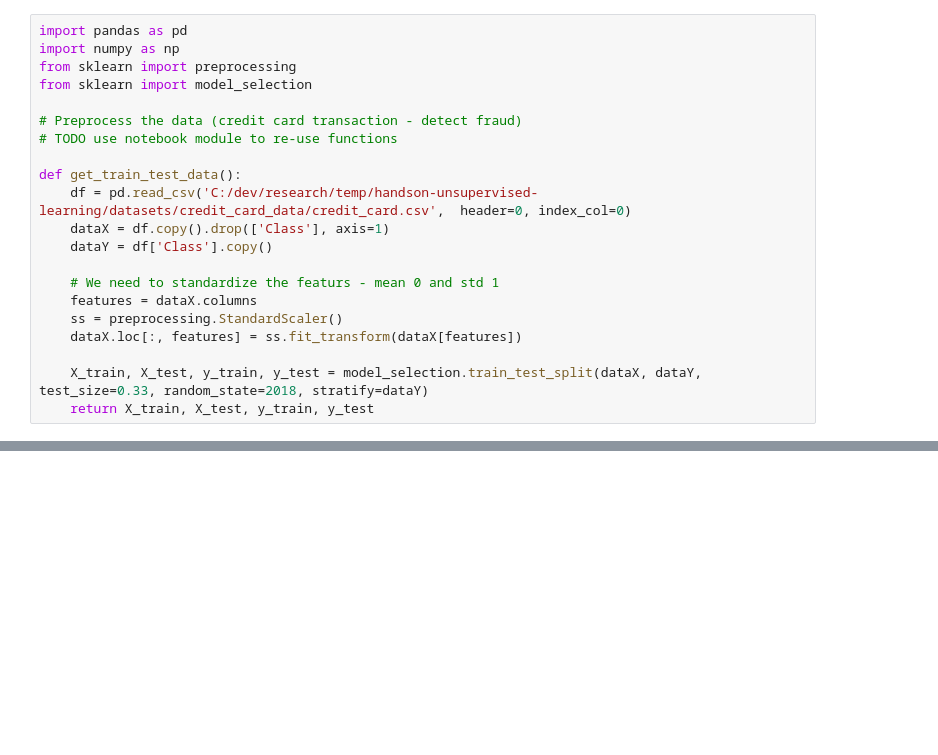
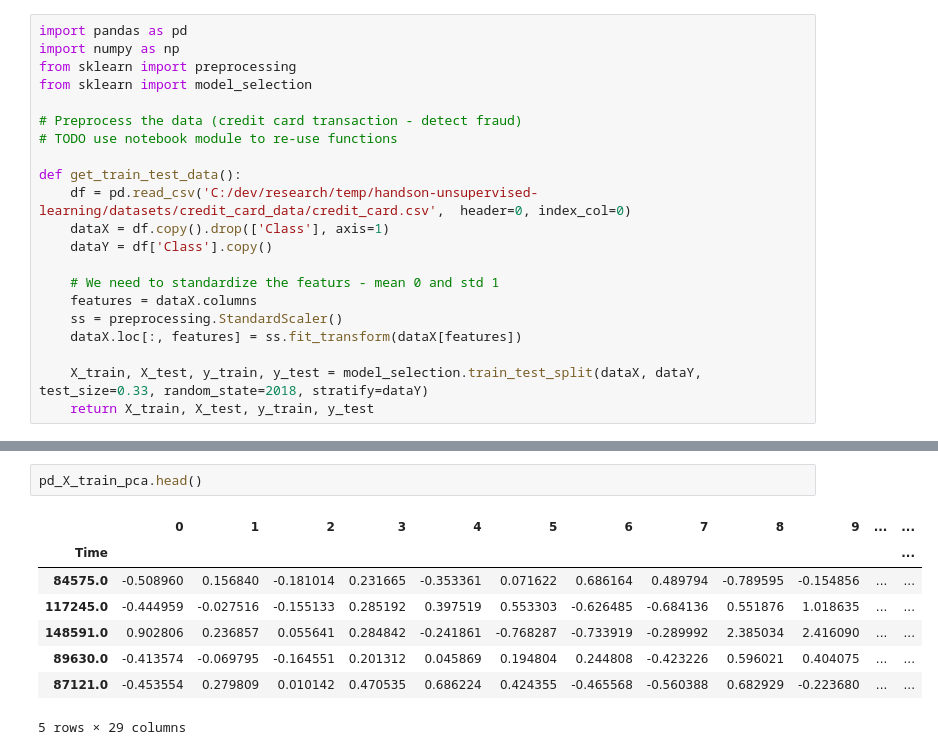
Before and after one commit to jchow/AIplayground, a Jupyter notebook: PCA/Anomaly Detection.ipynb, the cells around one changed output, grey strips where cells are left out. Drawn from its saved outputs; the diff is of its cells as text; blank space fills up the shorter version.

```diff
--- a/PCA/Anomaly Detection.ipynb
+++ b/PCA/Anomaly Detection.ipynb
@@ -28,0 +70,11 @@ random_state = 2018
+# %%
+pd_X_train_pca.head()
+# %% [output]
+|  | 0 | 1 | 2 | 3 | 4 | 5 | 6 | 7 | 8 | 9 | ... | ... |
+| Time |  |  |  |  |  |  |  |  |  |  |  | ... |
+| 84575.0 | -0.508960 | 0.156840 | -0.181014 | 0.231665 | -0.353361 | 0.071622 | 0.686164 | 0.489794 | -0.789595 | -0.154856 | ... | ... |
+| 117245.0 | -0.444959 | -0.027516 | -0.155133 | 0.285192 | 0.397519 | 0.553303 | -0.626485 | -0.684136 | 0.551876 | 1.018635 | ... | ... |
+| 148591.0 | 0.902806 | 0.236857 | 0.055641 | 0.284842 | -0.241861 | -0.768287 | -0.733919 | -0.289992 | 2.385034 | 2.416090 | ... | ... |
+| 89630.0 | -0.413574 | -0.069795 | -0.164551 | 0.201312 | 0.045869 | 0.194804 | 0.244808 | -0.423226 | 0.596021 | 0.404075 | ... | ... |
+| 87121.0 | -0.453554 | 0.279809 | 0.010142 | 0.470535 | 0.686224 | 0.424355 | -0.465568 | -0.560388 | 0.682929 | -0.223680 | ... | ... |
+5 rows × 29 columns
```
Also changed, not shown: parts of 13 cells of this notebook, 3 other files.
